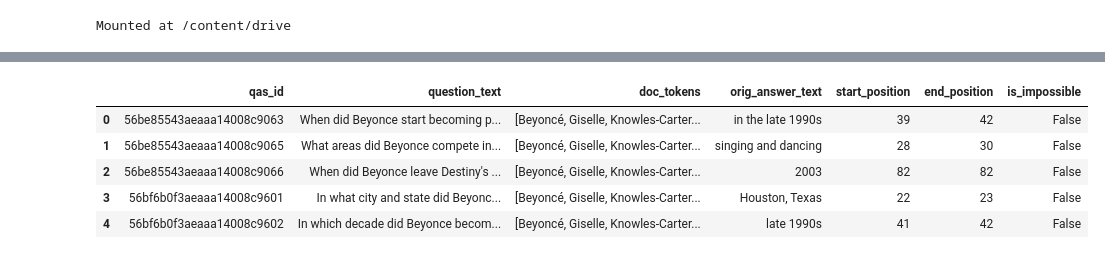
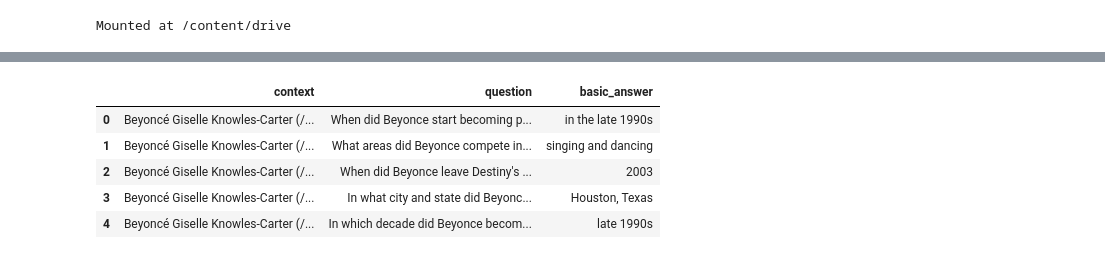
Before and after one commit to Myrto-Iglezou/Document-retrieval-system, a Jupyter notebook: Question_3.ipynb, the cells around one changed output, grey strips where cells are left out. Cells and saved outputs as stored; diff of their text form; code cells hidden in the pictures.

```diff
--- a/Question_3.ipynb
+++ b/Question_3.ipynb
@@ -21,6 +21,7 @@ import io
 import os
 from google.colab import drive
 import pandas as pd
+import numpy as np
 import json
 import sys
 
@@ -33,8 +34,13 @@ sys.path.append('/content/drive/My Drive/')
 !cp -r "/content/drive/My Drive/utils_squad.py" '/content/'
 !cp -r "/content/drive/My Drive/utils_squad_evaluate.py" '/content/'
 
-squad_file = '/content/train-v2.0.json'
+train_file = '/content/train-v2.0.json'
 validation_file = '/content/dev-v2.0.json'
+
+with open(train_file) as f:
+    raw_train_data = json.load(f)
+with open(validation_file) as f:
+    raw_val_data = json.load(f)
 # %% [output]
 Mounted at /content/drive
 # %%
@@ -47,6 +53,15 @@ Mounted at /content/drive
 import torch
 from transformers import BertTokenizer, BertForSequenceClassification
 from transformers import BertForQuestionAnswering
+from tokenizers import BertWordPieceTokenizer
 
 # Load pre-trained model tokenizer (vocabulary)
-tokenizer = BertTokenizer.from_pretrained('bert-base-uncased')
+slow_tokenizer = BertTokenizer.from_pretrained("bert-base-uncased")
+save_path = "bert_base_uncased/"
+if not os.path.exists(save_path):
+    os.makedirs(save_path)
+slow_tokenizer.save_pretrained(save_path)
+
+# Load the fast tokenizer from saved file
+tokenizer = BertWordPieceTokenizer("bert_base_uncased/vocab.txt", lowercase=True)
+max_len = 384
@@ -67,0 +134,18 @@ val_data = read_squad_examples(input_file=validation_file,
+# %%
+def create_squad_examples(raw_data):
+    squad_examples = []
+    for item in raw_data["data"]:
+        for para in item["paragraphs"]:
+            context = para["context"]
+            for qa in para["qas"]:
+                question = qa["question"]
+                if qa["answers"]:
+                  answer_text = qa["answers"][0]["text"]
+                  all_answers = [_["text"] for _ in qa["answers"]]
+                  start_char_idx = qa["answers"][0]["answer_start"]
+                  #context, question, basic_answer, more_answers, start_idx
+                  squad_eg =  squad_eg = SquadSample(context,question, answer_text, all_answers, start_char_idx)
+
+                squad_eg.preprocess()
+                squad_examples.append(squad_eg)
+    return squad_examples
@@ -68,10 +170,14 @@ val_data = read_squad_examples(input_file=validation_file,
+# %%
+data = create_squad_examples(raw_train_data)
+
+val_data = create_squad_examples(raw_val_data)
 # %%
 train_data = pd.DataFrame.from_records([vars(line) for line in data])
-train_data.head()
+train_data[["context","question","basic_answer"]].head()
 # %% [output]
-|  | qas_id | question_text | doc_tokens | orig_answer_text | start_position | end_position | is_impossible |
-| 0 | 56be85543aeaaa14008c9063 | When did Beyonce start becoming p... | [Beyoncé, Giselle, Knowles-Carter... | in the late 1990s | 39 | 42 | False |
-| 1 | 56be85543aeaaa14008c9065 | What areas did Beyonce compete in... | [Beyoncé, Giselle, Knowles-Carter... | singing and dancing | 28 | 30 | False |
-| 2 | 56be85543aeaaa14008c9066 | When did Beyonce leave Destiny's ... | [Beyoncé, Giselle, Knowles-Carter... | 2003 | 82 | 82 | False |
-| 3 | 56bf6b0f3aeaaa14008c9601 | In what city and state did Beyonc... | [Beyoncé, Giselle, Knowles-Carter... | Houston, Texas | 22 | 23 | False |
-| 4 | 56bf6b0f3aeaaa14008c9602 | In which decade did Beyonce becom... | [Beyoncé, Giselle, Knowles-Carter... | late 1990s | 41 | 42 | False |
+|  | context | question | basic_answer |
+| 0 | Beyoncé Giselle Knowles-Carter (/... | When did Beyonce start becoming p... | in the late 1990s |
+| 1 | Beyoncé Giselle Knowles-Carter (/... | What areas did Beyonce compete in... | singing and dancing |
+| 2 | Beyoncé Giselle Knowles-Carter (/... | When did Beyonce leave Destiny's ... | 2003 |
+| 3 | Beyoncé Giselle Knowles-Carter (/... | In what city and state did Beyonc... | Houston, Texas |
+| 4 | Beyoncé Giselle Knowles-Carter (/... | In which decade did Beyonce becom... | late 1990s |
```
Also changed, not shown: parts of 20 cells of this notebook.
